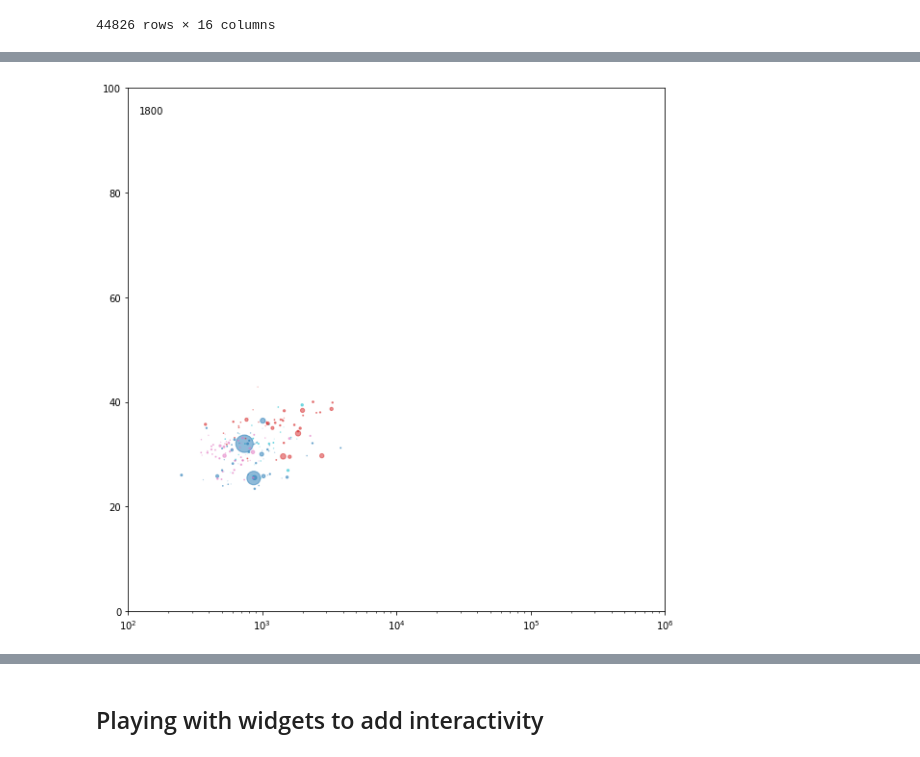
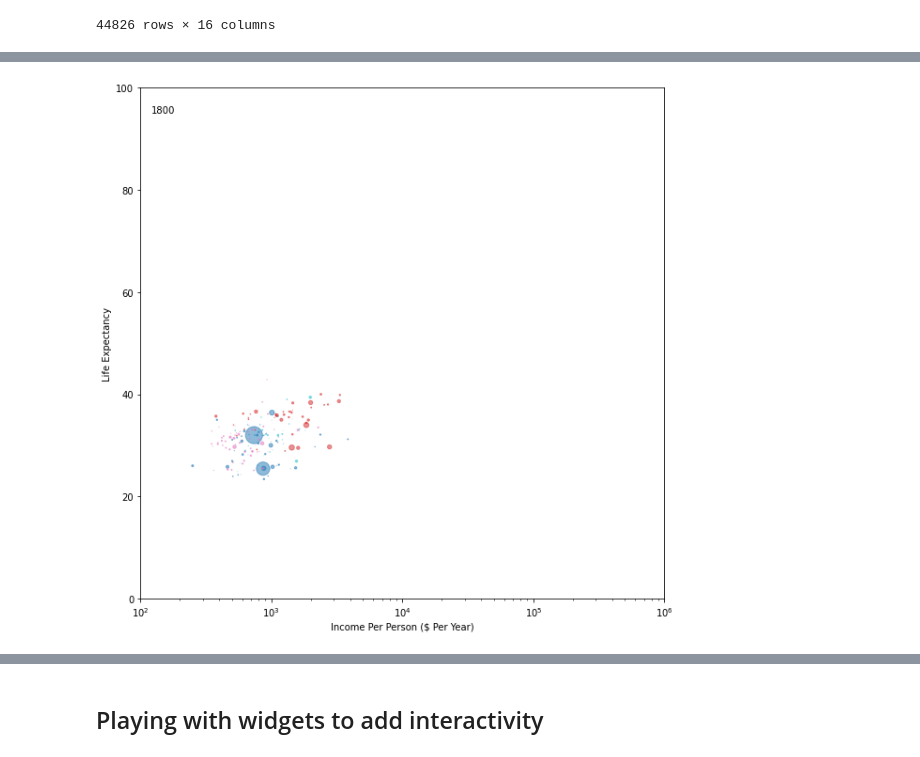
Before and after one commit to zeusgedofdata/Data_Visualization, a Jupyter notebook: GapMinder_Replica.ipynb, the cells around one changed output, grey strips where cells are left out. Drawn from its saved outputs; the diff is of its cells as text; code cells hidden in the pictures.

Commit message:
Added more visualizations

```diff
--- a/GapMinder_Replica.ipynb
+++ b/GapMinder_Replica.ipynb
@@ -170,22 +175,25 @@ def animate(i):
 # %%
 time_index = 1800
 fig, ax = plt.subplots(figsize=(10, 10))
 ax.set(xlim=(10**2,10**6), ylim=(0,100))
 time_text = ax.text(0.02, 0.95, '', transform=ax.transAxes)
 time_text.set_text('Starting')
 scat = ax.scatter('Income per person', 'Life expectancy', s="country_size", c='region_color', alpha = 0.5, data = life_exp_vs_income_pp[life_exp_vs_income_pp["time"] == time_index])
 plt.xscale("log")
+ax.set_ylabel('Life Expectancy')
+ax.set_xlabel('Income Per Person ($ Per Year)')
 
 anim = FuncAnimation(fig, animate, interval=150,
                      frames=219,  blit=True)
-ax
+
+
 plt.draw()
 plt.show()
 
 
 
 
-HTML(anim.to_html5_video())
-#anim.save('filename.mp4')
+#HTML(anim.to_html5_video())
+anim.save('gapminder.mp4')
 # %% [output]
-[figure, old version]
+[figure, new version]
```
Also changed, not shown: parts of 4 cells of this notebook, 12 other files.
